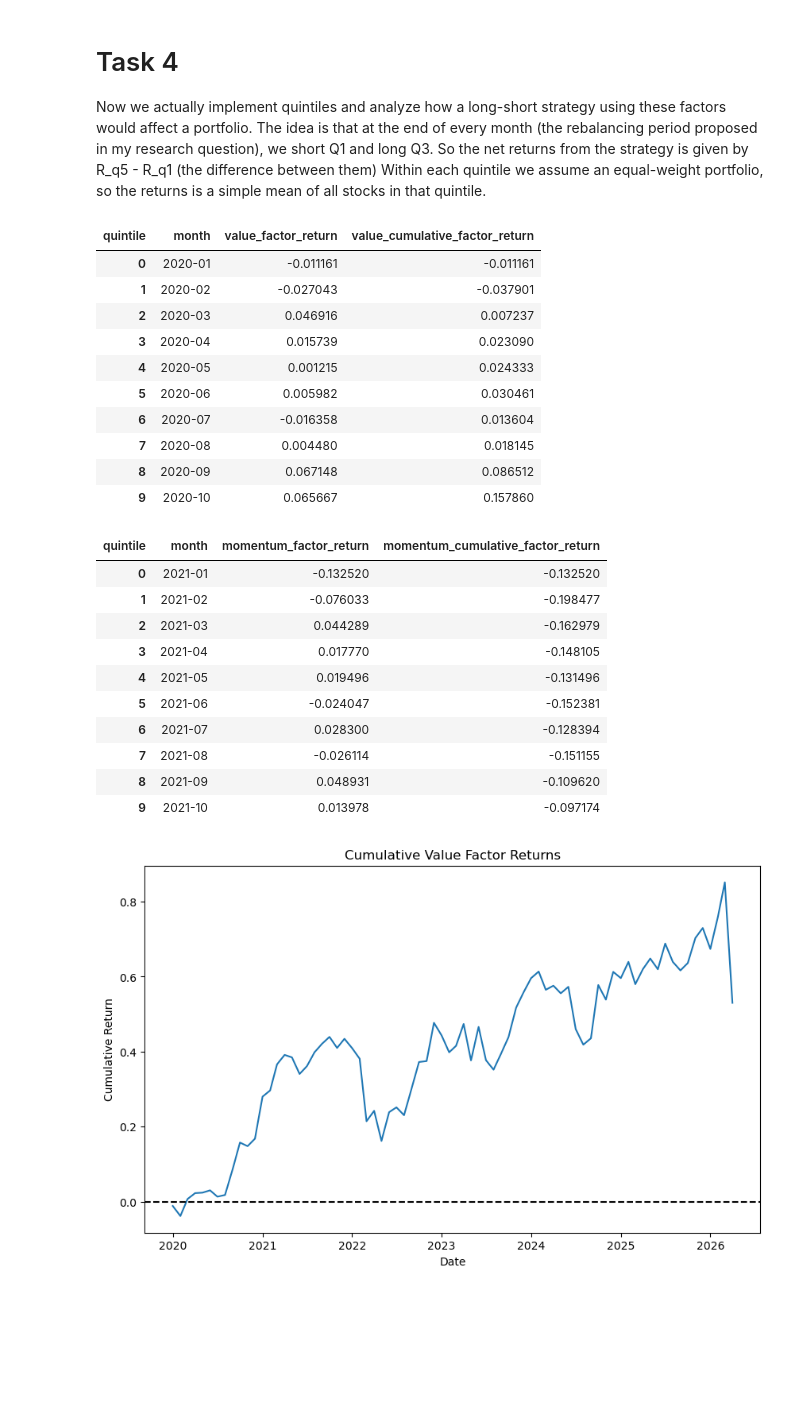
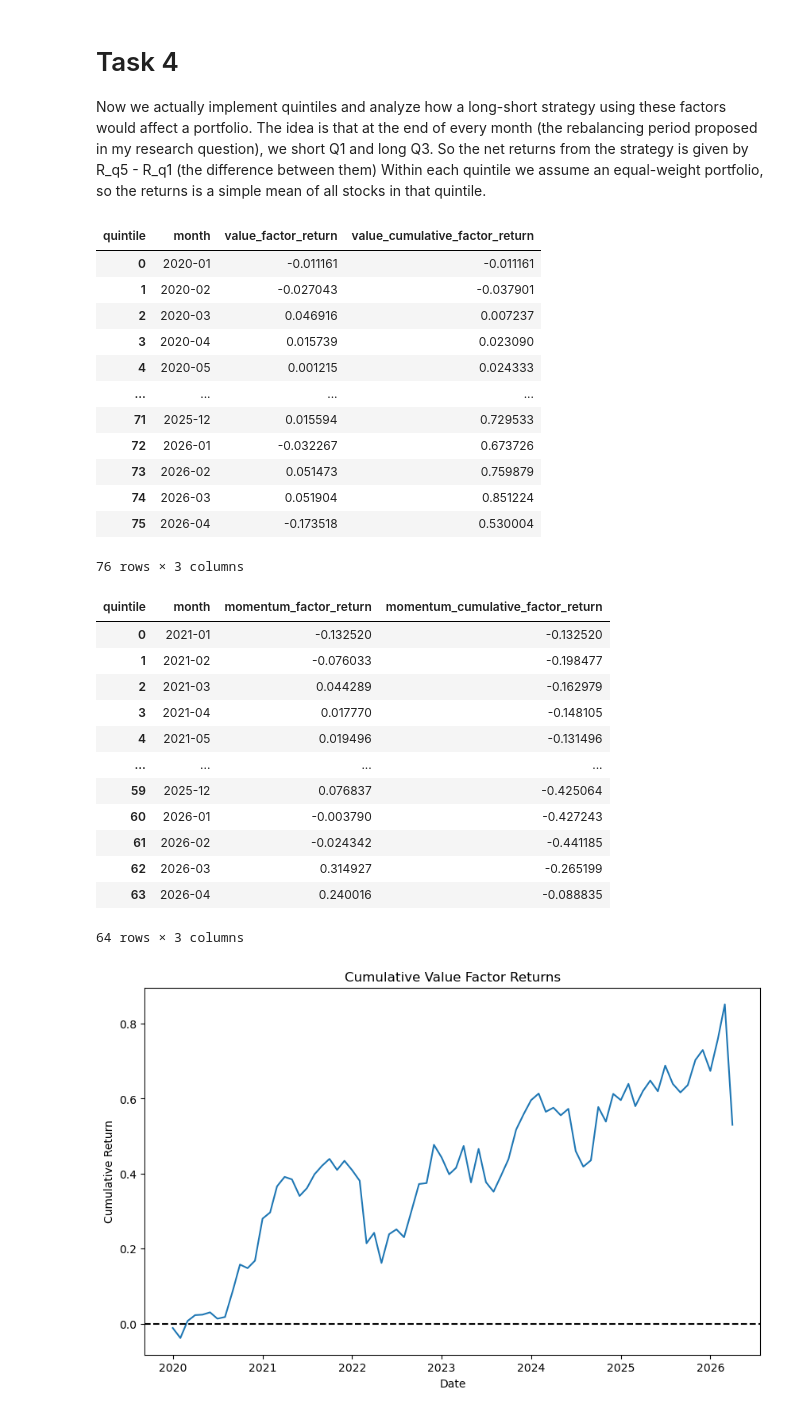
Before and after one commit to lzlava/LendoCapital, a Jupyter notebook: notebooks/factor_momentum_value.ipynb, the cells around one changed output. Saved outputs shown, nothing was run; the diff lists cells and outputs as text; code cells hidden in the pictures; blank space fills up the shorter version.

```diff
--- a/notebooks/factor_momentum_value.ipynb
+++ b/notebooks/factor_momentum_value.ipynb
@@ -836,51 +836,63 @@ def add_cumulative_returns(
 
     Inputs:
         df: dataframe, such as
         return_column: column containing simple returns
         cumulative_column: name of new cumulative return column (str)
 
     Output:
         dataframe with cumulative return column added
     """
 
     result = df.copy()
 
     result = result.sort_values("month").reset_index(drop=True)
 
     result[cumulative_column] = (
         (1 + result[return_column]).cumprod() - 1
     )
 
     return result
 
 value_factor_returns = add_cumulative_returns(value_factor_returns, "value_factor_return", "value_cumulative_factor_return")
 momentum_factor_returns = add_cumulative_returns(momentum_factor_returns, "momentum_factor_return", "momentum_cumulative_factor_return")
 
-display(value_factor_returns.head(10))
-display(momentum_factor_returns.head(10))
+value_factor_returns = value_factor_returns.dropna(
+    subset=["value_factor_return"]
+).reset_index(drop=True)
+
+momentum_factor_returns = momentum_factor_returns.dropna(
+    subset=["momentum_factor_return"]
+).reset_index(drop=True)
+
+display(value_factor_returns.head(800))
+display(momentum_factor_returns.head(800))
 # %% [output]
 | quintile | month | value_factor_return | value_cumulative_factor_return |
 | 0 | 2020-01 | -0.011161 | -0.011161 |
 | 1 | 2020-02 | -0.027043 | -0.037901 |
 | 2 | 2020-03 | 0.046916 | 0.007237 |
 | 3 | 2020-04 | 0.015739 | 0.023090 |
 | 4 | 2020-05 | 0.001215 | 0.024333 |
-| 5 | 2020-06 | 0.005982 | 0.030461 |
-| 6 | 2020-07 | -0.016358 | 0.013604 |
-| 7 | 2020-08 | 0.004480 | 0.018145 |
-| 8 | 2020-09 | 0.067148 | 0.086512 |
-| 9 | 2020-10 | 0.065667 | 0.157860 |
+| ... | ... | ... | ... |
+| 71 | 2025-12 | 0.015594 | 0.729533 |
+| 72 | 2026-01 | -0.032267 | 0.673726 |
+| 73 | 2026-02 | 0.051473 | 0.759879 |
+| 74 | 2026-03 | 0.051904 | 0.851224 |
+| 75 | 2026-04 | -0.173518 | 0.530004 |
+76 rows × 3 columns
 | quintile | month | momentum_factor_return | momentum_cumulative_factor_return |
 | 0 | 2021-01 | -0.132520 | -0.132520 |
 | 1 | 2021-02 | -0.076033 | -0.198477 |
 | 2 | 2021-03 | 0.044289 | -0.162979 |
 | 3 | 2021-04 | 0.017770 | -0.148105 |
 | 4 | 2021-05 | 0.019496 | -0.131496 |
-| 5 | 2021-06 | -0.024047 | -0.152381 |
-| 6 | 2021-07 | 0.028300 | -0.128394 |
-| 7 | 2021-08 | -0.026114 | -0.151155 |
-| 8 | 2021-09 | 0.048931 | -0.109620 |
-| 9 | 2021-10 | 0.013978 | -0.097174 |
+| ... | ... | ... | ... |
+| 59 | 2025-12 | 0.076837 | -0.425064 |
+| 60 | 2026-01 | -0.003790 | -0.427243 |
+| 61 | 2026-02 | -0.024342 | -0.441185 |
+| 62 | 2026-03 | 0.314927 | -0.265199 |
+| 63 | 2026-04 | 0.240016 | -0.088835 |
+64 rows × 3 columns
 # %%
 # Now plot the cumulative result (so we can hopefully see indication of our total investment returns over the course of the investment period
 
```
Also changed, not shown: parts of 3 cells of this notebook, 1 other file.
